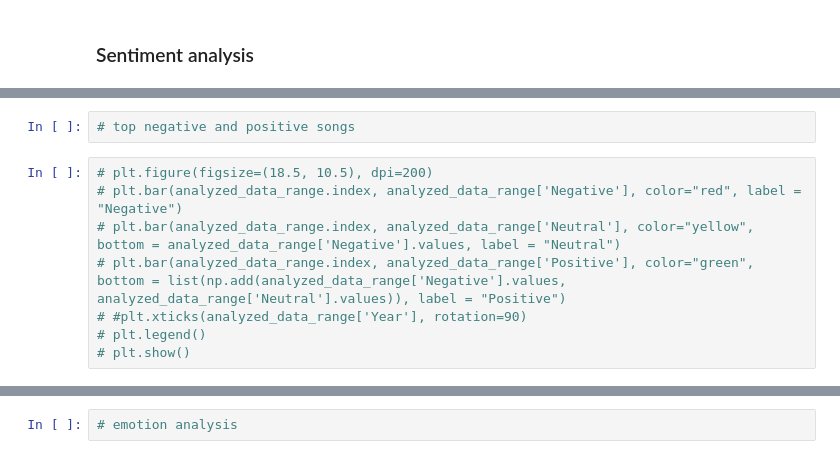
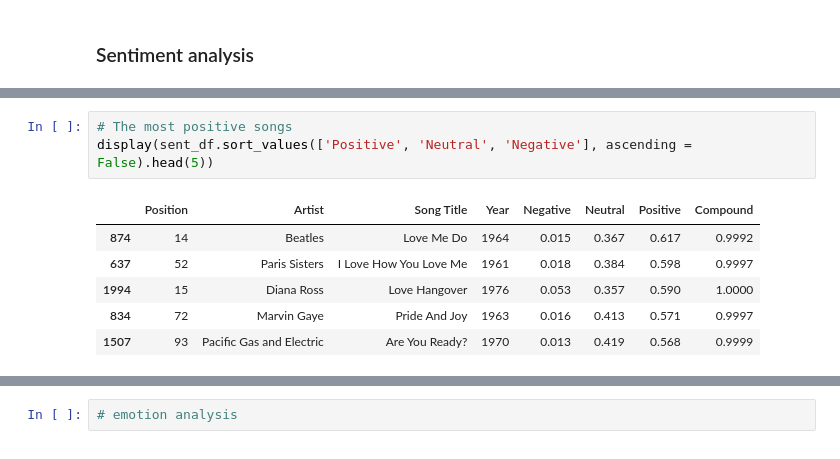
Before and after one commit to alsarna/lyrics_nlp, a Jupyter notebook: lyrics_analysis.ipynb, the cells around one changed output, grey strips where cells are left out. Drawn from its saved outputs; the diff is of its cells as text.

```diff
--- a/lyrics_analysis.ipynb
+++ b/lyrics_analysis.ipynb
@@ -237,10 +256,10 @@ display(analyzed_data_range)
 # %%
-# top negative and positive songs
+# The most positive songs
+display(sent_df.sort_values(['Positive', 'Neutral', 'Negative'], ascending = False).head(5))
+# %% [output]
+|  | Position | Artist | Song Title | Year | Negative | Neutral | Positive | Compound |
+| 874 | 14 | Beatles | Love Me Do | 1964 | 0.015 | 0.367 | 0.617 | 0.9992 |
+| 637 | 52 | Paris Sisters | I Love How You Love Me | 1961 | 0.018 | 0.384 | 0.598 | 0.9997 |
+| 1994 | 15 | Diana Ross | Love Hangover | 1976 | 0.053 | 0.357 | 0.590 | 1.0000 |
+| 834 | 72 | Marvin Gaye | Pride And Joy | 1963 | 0.016 | 0.413 | 0.571 | 0.9997 |
+| 1507 | 93 | Pacific Gas and Electric | Are You Ready? | 1970 | 0.013 | 0.419 | 0.568 | 0.9999 |
-# %%
-# plt.figure(figsize=(18.5, 10.5), dpi=200)
-# plt.bar(analyzed_data_range.index, analyzed_data_range['Negative'], color="red", label = "Negative")
-# plt.bar(analyzed_data_range.index, analyzed_data_range['Neutral'], color="yellow", bottom = analyzed_data_range['Negative'].values, label = "Neutral")
-# plt.bar(analyzed_data_range.index, analyzed_data_range['Positive'], color="green", bottom = list(np.add(analyzed_data_range['Negative'].values, analyzed_data_range['Neutral'].values)), label = "Positive")
-# #plt.xticks(analyzed_data_range['Year'], rotation=90)
-# plt.legend()
-# plt.show()
```
Also changed, not shown: parts of 7 cells of this notebook.
